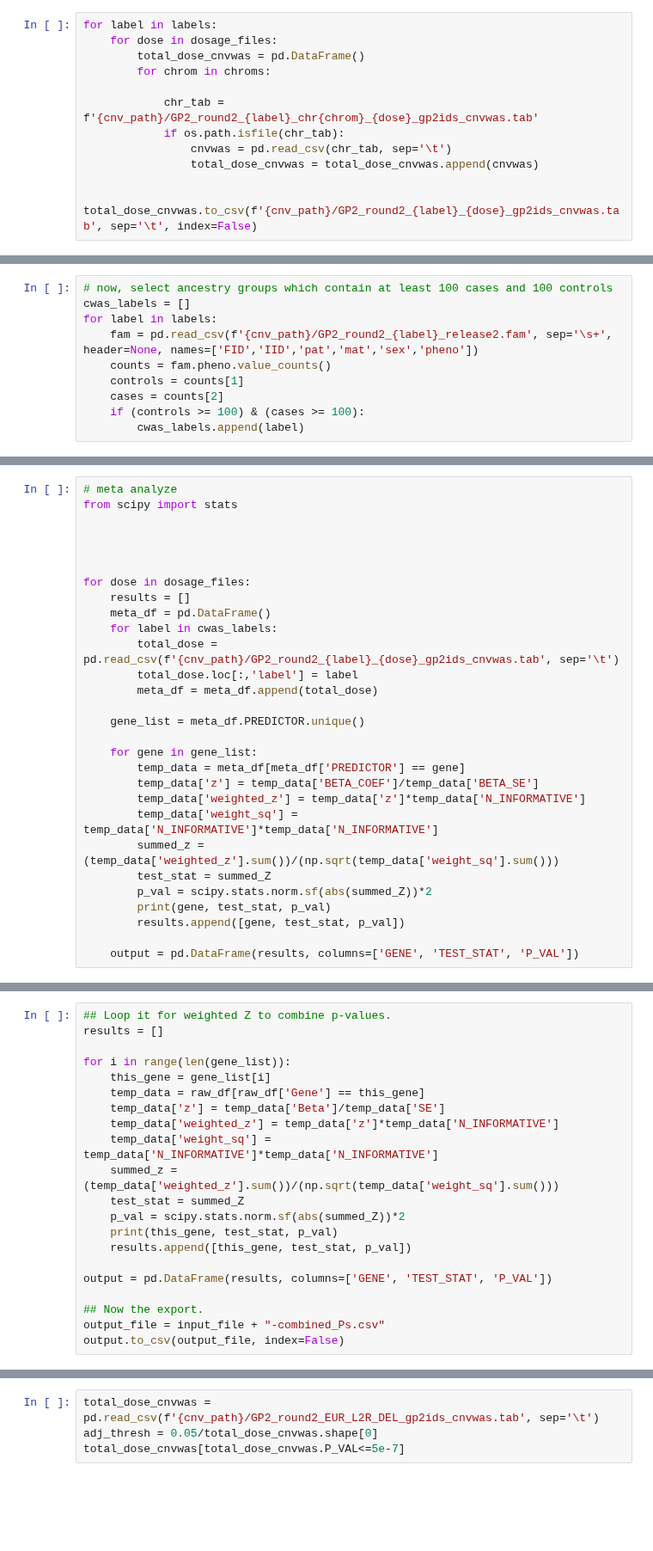
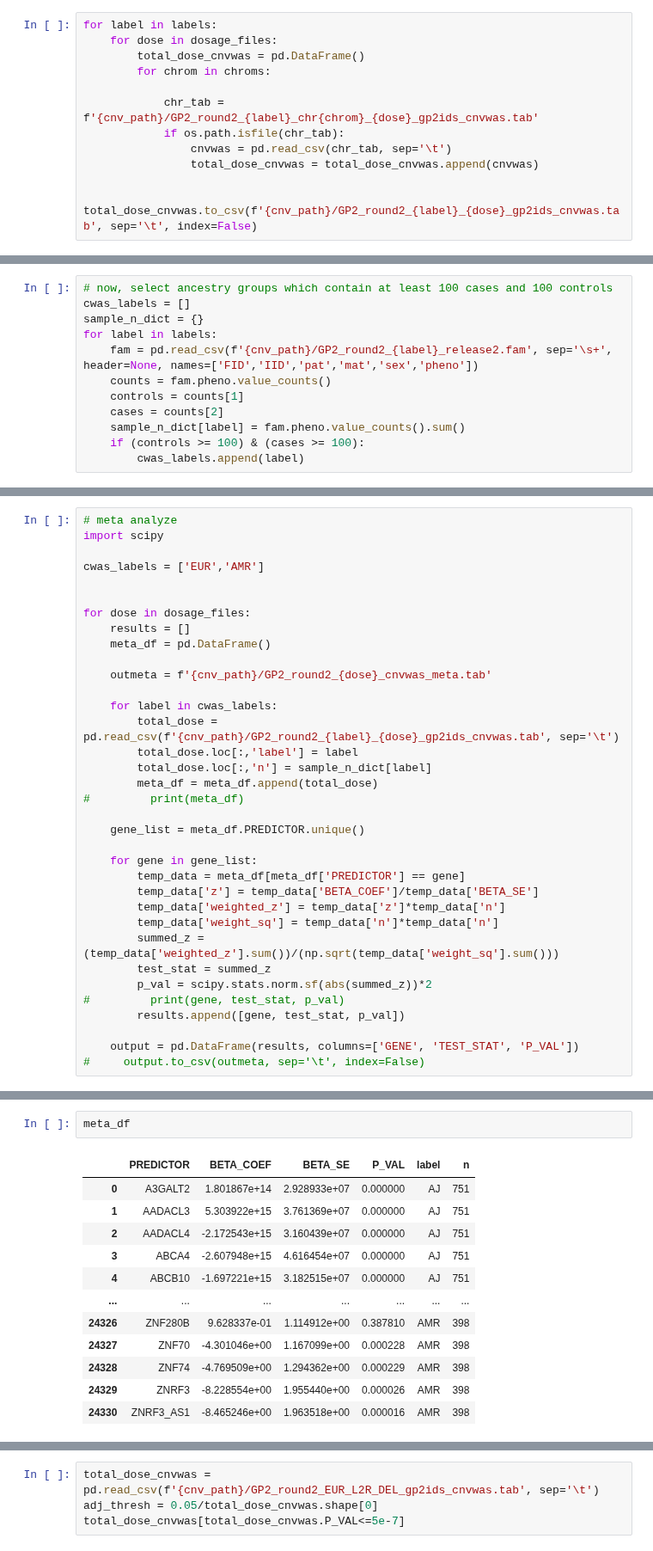
Before and after one commit to dvitale199/GenoTools, a Jupyter notebook: CNV/GP2_ClusterBuster_datagen.ipynb, the cells around one changed output, grey strips where cells are left out. Shown at 86% size. Drawn from its saved outputs; the diff is of its cells as text; blank space fills up the shorter version.

```diff
--- a/CNV/GP2_ClusterBuster_datagen.ipynb
+++ b/CNV/GP2_ClusterBuster_datagen.ipynb
@@ -298,10 +604,12 @@ total_dose_cnvwas
 # %%
 # now, select ancestry groups which contain at least 100 cases and 100 controls
 cwas_labels = []
+sample_n_dict = {}
 for label in labels:
     fam = pd.read_csv(f'{cnv_path}/GP2_round2_{label}_release2.fam', sep='\s+', header=None, names=['FID','IID','pat','mat','sex','pheno'])
     counts = fam.pheno.value_counts()
     controls = counts[1]
     cases = counts[2]
+    sample_n_dict[label] = fam.pheno.value_counts().sum()
     if (controls >= 100) & (cases >= 100):
         cwas_labels.append(label)
@@ -308,30 +709,36 @@ for label in labels:
 # %%
 # meta analyze
-from scipy import stats
+import scipy
 
-
+cwas_labels = ['EUR','AMR']
 
 
 for dose in dosage_files:
     results = []
     meta_df = pd.DataFrame()
+
+    outmeta = f'{cnv_path}/GP2_round2_{dose}_cnvwas_meta.tab'
+
     for label in cwas_labels:
         total_dose = pd.read_csv(f'{cnv_path}/GP2_round2_{label}_{dose}_gp2ids_cnvwas.tab', sep='\t')
         total_dose.loc[:,'label'] = label
+        total_dose.loc[:,'n'] = sample_n_dict[label]
         meta_df = meta_df.append(total_dose)
+#         print(meta_df)
 
     gene_list = meta_df.PREDICTOR.unique()
 
     for gene in gene_list:
         temp_data = meta_df[meta_df['PREDICTOR'] == gene]
         temp_data['z'] = temp_data['BETA_COEF']/temp_data['BETA_SE']
-        temp_data['weighted_z'] = temp_data['z']*temp_data['N_INFORMATIVE']
-        temp_data['weight_sq'] = temp_data['N_INFORMATIVE']*temp_data['N_INFORMATIVE']
+        temp_data['weighted_z'] = temp_data['z']*temp_data['n']
+        temp_data['weight_sq'] = temp_data['n']*temp_data['n']
         summed_z = (temp_data['weighted_z'].sum())/(np.sqrt(temp_data['weight_sq'].sum()))
-        test_stat = summed_Z
-        p_val = scipy.stats.norm.sf(abs(summed_Z))*2
-        print(gene, test_stat, p_val)
+        test_stat = summed_z
+        p_val = scipy.stats.norm.sf(abs(summed_z))*2
+#         print(gene, test_stat, p_val)
         results.append([gene, test_stat, p_val])
 
     output = pd.DataFrame(results, columns=['GENE', 'TEST_STAT', 'P_VAL'])
+#     output.to_csv(outmeta, sep='\t', index=False)
 # %% [output]
@@ -339,21 +746,15 @@ KeyError: 'Gene'
 # %%
-## Loop it for weighted Z to combine p-values.
-results = []
-
-for i in range(len(gene_list)):
-    this_gene = gene_list[i]
-    temp_data = raw_df[raw_df['Gene'] == this_gene]
-    temp_data['z'] = temp_data['Beta']/temp_data['SE']
-    temp_data['weighted_z'] = temp_data['z']*temp_data['N_INFORMATIVE']
-    temp_data['weight_sq'] = temp_data['N_INFORMATIVE']*temp_data['N_INFORMATIVE']
-    summed_z = (temp_data['weighted_z'].sum())/(np.sqrt(temp_data['weight_sq'].sum()))
-    test_stat = summed_Z
-    p_val = scipy.stats.norm.sf(abs(summed_Z))*2
-    print(this_gene, test_stat, p_val)
-    results.append([this_gene, test_stat, p_val])
-
-output = pd.DataFrame(results, columns=['GENE', 'TEST_STAT', 'P_VAL'])
-
-## Now the export.
-output_file = input_file + "-combined_Ps.csv"
-output.to_csv(output_file, index=False)
+meta_df
+# %% [output]
+|  | PREDICTOR | BETA_COEF | BETA_SE | P_VAL | label | n |
+| 0 | A3GALT2 | 1.801867e+14 | 2.928933e+07 | 0.000000 | AJ | 751 |
+| 1 | AADACL3 | 5.303922e+15 | 3.761369e+07 | 0.000000 | AJ | 751 |
+| 2 | AADACL4 | -2.172543e+15 | 3.160439e+07 | 0.000000 | AJ | 751 |
+| 3 | ABCA4 | -2.607948e+15 | 4.616454e+07 | 0.000000 | AJ | 751 |
+| 4 | ABCB10 | -1.697221e+15 | 3.182515e+07 | 0.000000 | AJ | 751 |
+| ... | ... | ... | ... | ... | ... | ... |
+| 24326 | ZNF280B | 9.628337e-01 | 1.114912e+00 | 0.387810 | AMR | 398 |
+| 24327 | ZNF70 | -4.301046e+00 | 1.167099e+00 | 0.000228 | AMR | 398 |
+| 24328 | ZNF74 | -4.769509e+00 | 1.294362e+00 | 0.000229 | AMR | 398 |
+| 24329 | ZNRF3 | -8.228554e+00 | 1.955440e+00 | 0.000026 | AMR | 398 |
+| 24330 | ZNRF3_AS1 | -8.465246e+00 | 1.963518e+00 | 0.000016 | AMR | 398 |
```
Also changed, not shown: parts of 35 cells of this notebook, 1 other file.
